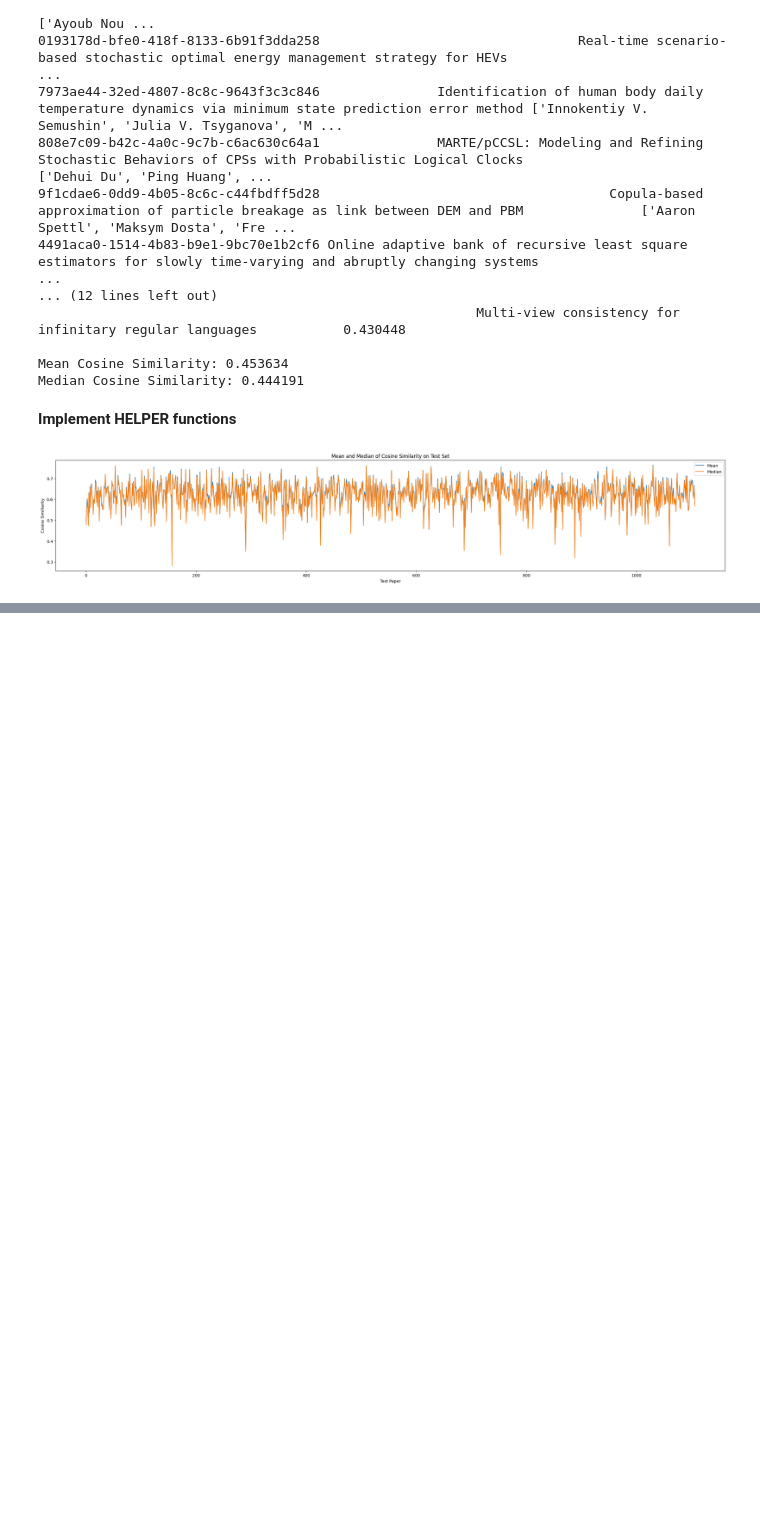
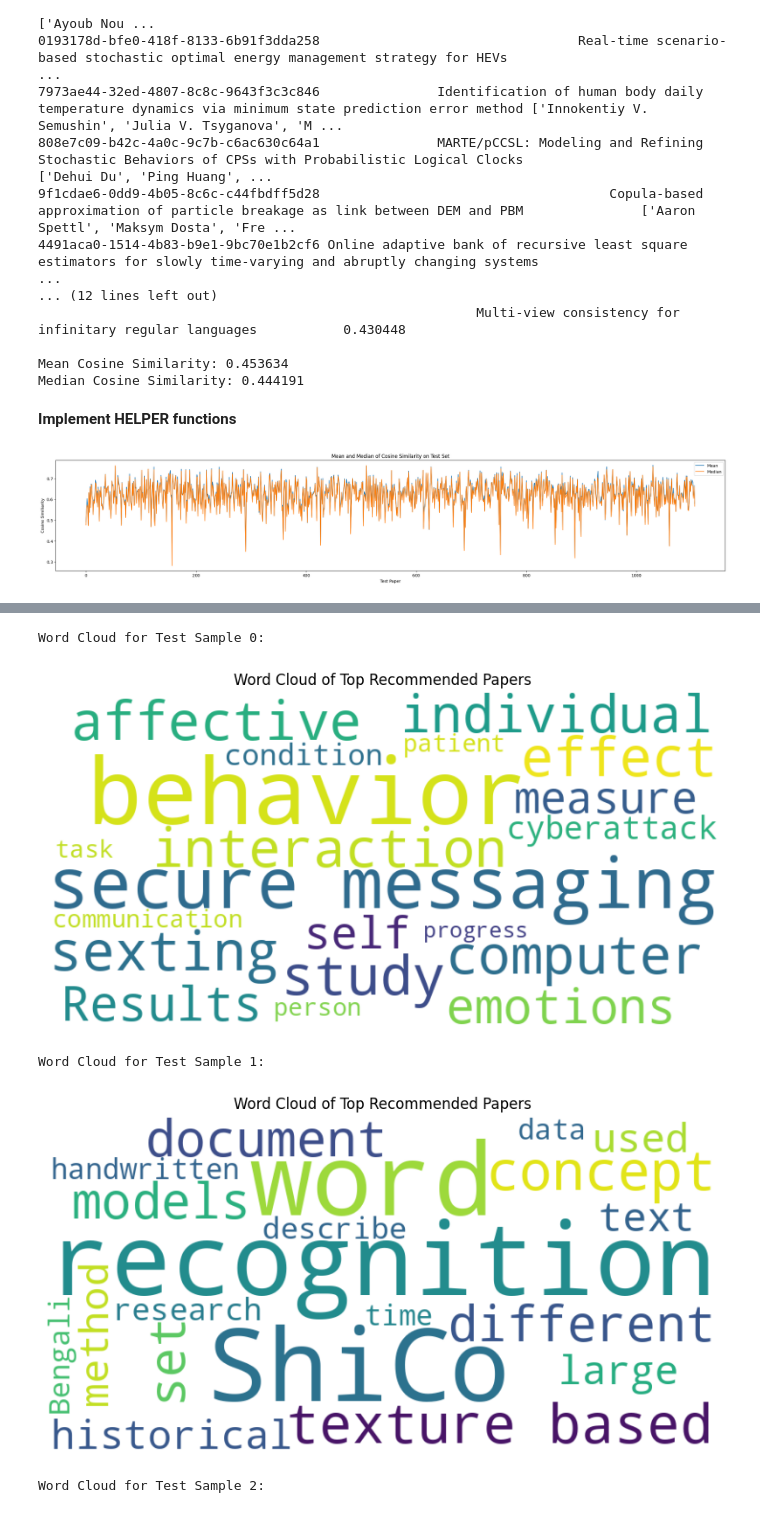
Before and after one commit to sdhanraj-1/ECE9309_MachineLearningProject, a Jupyter notebook: K_MeansClustering.ipynb, the cells around one changed output, grey strips where cells are left out. Drawn from its saved outputs; the diff is of its cells as text; code cells hidden in the pictures; blank space fills up the shorter version.

```diff
--- a/K_MeansClustering.ipynb
+++ b/K_MeansClustering.ipynb
@@ -407,0 +449,24 @@ correlation_mean, correlation_median = compute_pearson_correlation(test_embeddin
+# %%
+for i in range(3):  # Adjust the range to control how many word clouds you want
+    print(f"\nWord Cloud for Test Sample {i}:")
+    input_vec = X_test[i].reshape(1, -1)
+    input_cluster = kmeans.predict(input_vec)[0]
+
+    cluster_indices = np.where(df_train['cluster'] == input_cluster)[0]
+    if len(cluster_indices) == 0:
+        print("No cluster match found.")
+        continue
+
+    X_cluster = X_train[cluster_indices]
+    dists = euclidean_distances(input_vec, X_cluster).flatten()
+    top5_idx = np.argsort(dists)[:5]
+    top5_cluster_indices = cluster_indices[top5_idx]
+    top5_ids = df_train.iloc[top5_cluster_indices]['id'].tolist()
+
+    createWCloud(top5_ids, df)
+# %% [output]
+Word Cloud for Test Sample 0:
+[figure, added]
+Word Cloud for Test Sample 1:
+[figure, added]
+Word Cloud for Test Sample 2:
```
Also changed, not shown: parts of 4 cells of this notebook.
